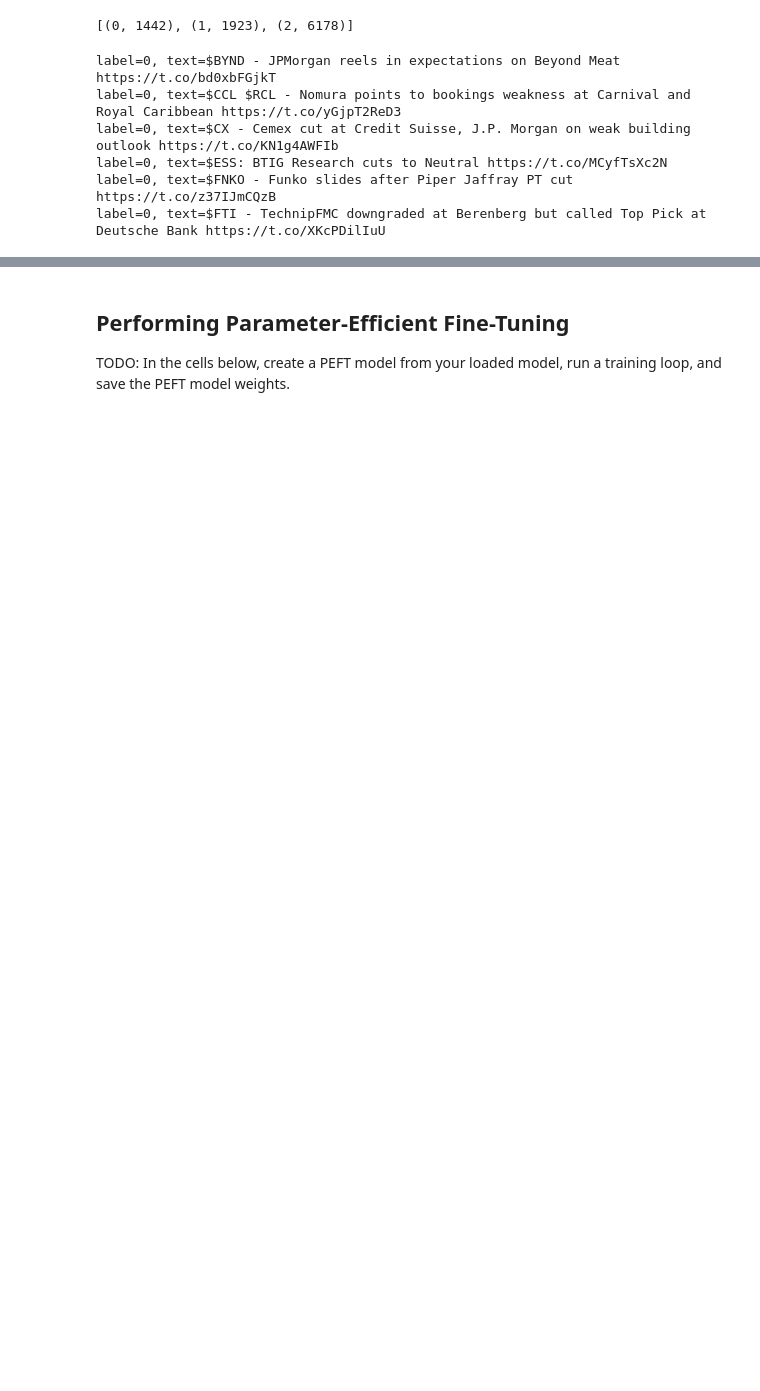
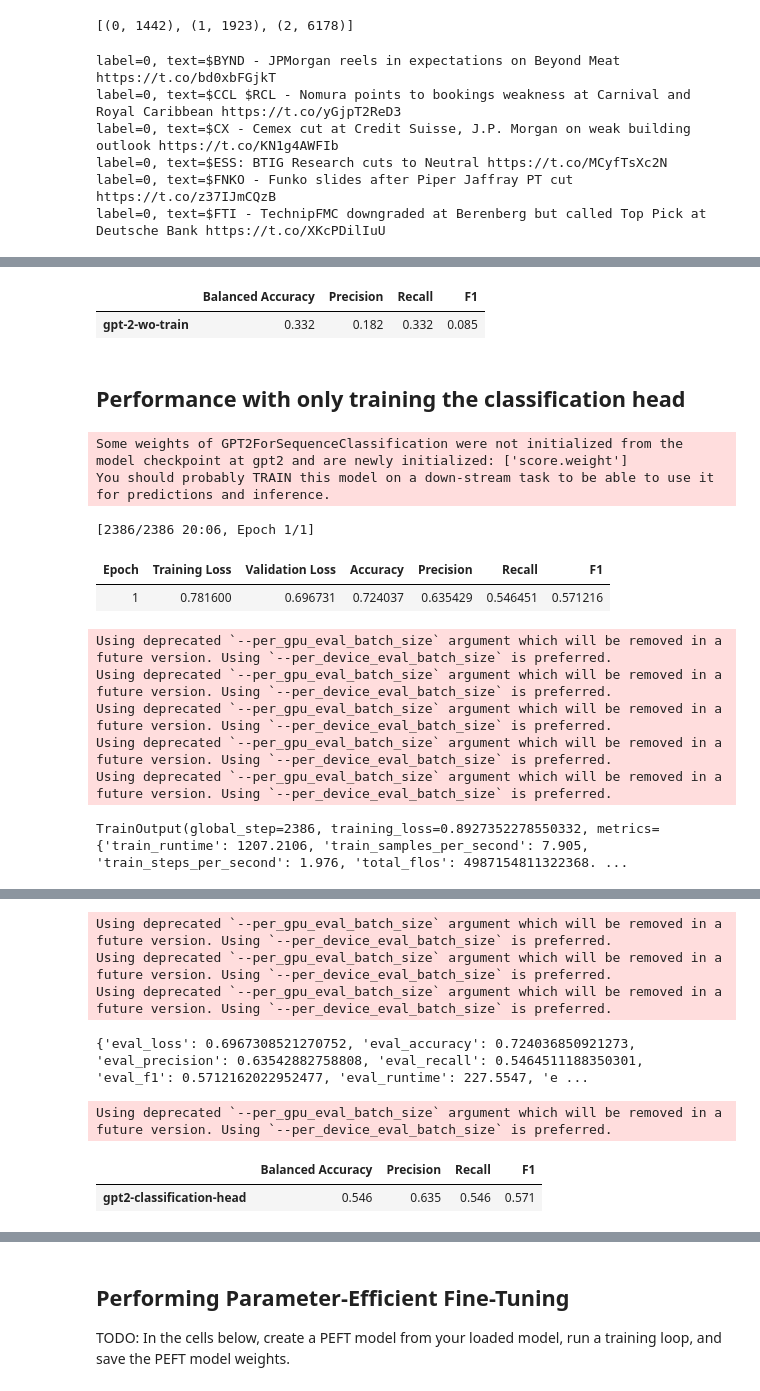
Before and after one commit to WenjuanW/LightweightFineTuningProject, a Jupyter notebook: LightweightFineTuning.ipynb, the cells around one changed output, grey strips where cells are left out. Cells and saved outputs as stored; diff of their text form; code cells hidden in the pictures; blank space fills up the shorter version.

```diff
--- a/LightweightFineTuning.ipynb
+++ b/LightweightFineTuning.ipynb
@@ -64,9 +104,29 @@ label=0, text=$FTI - TechnipFMC downgraded at Berenberg but called Top Pick at D
 # %%
 # load GPT-2 and tokenizer and evaluate on the test set
 
-from transformers import AutoTokenizer, AutoModelForSequenceClassification
-
 # model name
 model_name = 'gpt2'
+number_labels = 3
 
-tokenizer = AutoTokenizer.from_pretrained("gpt2")
+tokenizer = AutoTokenizer.from_pretrained(model_name)
+
+def tokenize_function(examples):
+    return tokenizer(examples["text"],padding="max_length", truncation=True)
+
+
+def tokenize_datasets():
+
+    tokenizer.pad_token = tokenizer.eos_token
+
+    tokenized_dataset = {}
+    splits = ["train", "validation"]
+
+    for split in splits:
+        tokenized_dataset[split] = dataset[split].map(tokenize_function, batched=True)
+
+    return tokenized_dataset
+
+
+tokenized_dataset = tokenize_datasets()
+
+print(tokenized_dataset)
@@ -122,0 +143,3 @@ from torch.utils.data import DataLoader
+# %%
+device = torch.device("cuda" if torch.cuda.is_available() else "cpu")
+print(device)
@@ -242,0 +272,23 @@ Successfully installed accelerate-1.0.1 sympy-1.13.1
+# %%
+# view the results
+
+classification_performance('gpt-2-wo-train', tokenized_dataset, predictions_wo_train)
+# %% [output]
+|  | Balanced Accuracy | Precision | Recall | F1 |
+| gpt-2-wo-train | 0.332 | 0.182 | 0.332 | 0.085 |
+# %% [markdown]
+## Performance with only training the classification head
+# %%
+predictions_cls_head = train_model(model_name, number_labels,tokenized_dataset,  requires_grad = False, train=True, lora=False)
+# %% [output]
+Some weights of GPT2ForSequenceClassification were not initialized from the model checkpoint at gpt2 and are newly initialized: ['score.weight']
+You should probably TRAIN this model on a down-stream task to be able to use it for predictions and inference.
+[2386/2386 20:06, Epoch 1/1]
+| Epoch | Training Loss | Validation Loss | Accuracy | Precision | Recall | F1 |
+| 1 | 0.781600 | 0.696731 | 0.724037 | 0.635429 | 0.546451 | 0.571216 |
+Using deprecated `--per_gpu_eval_batch_size` argument which will be removed in a future version. Using `--per_device_eval_batch_size` is preferred.
+Using deprecated `--per_gpu_eval_batch_size` argument which will be removed in a future version. Using `--per_device_eval_batch_size` is preferred.
+Using deprecated `--per_gpu_eval_batch_size` argument which will be removed in a future version. Using `--per_device_eval_batch_size` is preferred.
+Using deprecated `--per_gpu_eval_batch_size` argument which will be removed in a future version. Using `--per_device_eval_batch_size` is preferred.
+Using deprecated `--per_gpu_eval_batch_size` argument which will be removed in a future version. Using `--per_device_eval_batch_size` is preferred.
+TrainOutput(global_step=2386, training_loss=0.8927352278550332, metrics={'train_runtime': 1207.2106, 'train_samples_per_second': 7.905, 'train_steps_per_second': 1.976, 'total_flos': 4987154811322368. ...
@@ -243 +296,11 @@ Successfully installed accelerate-1.0.1 sympy-1.13.1
+Using deprecated `--per_gpu_eval_batch_size` argument which will be removed in a future version. Using `--per_device_eval_batch_size` is preferred.
+Using deprecated `--per_gpu_eval_batch_size` argument which will be removed in a future version. Using `--per_device_eval_batch_size` is preferred.
+Using deprecated `--per_gpu_eval_batch_size` argument which will be removed in a future version. Using `--per_device_eval_batch_size` is preferred.
+{'eval_loss': 0.6967308521270752, 'eval_accuracy': 0.724036850921273, 'eval_precision': 0.63542882758808, 'eval_recall': 0.5464511188350301, 'eval_f1': 0.5712162022952477, 'eval_runtime': 227.5547, 'e ...
+Using deprecated `--per_gpu_eval_batch_size` argument which will be removed in a future version. Using `--per_device_eval_batch_size` is preferred.
+# %%
+classification_performance('gpt2-classification-head', tokenized_dataset, predictions_cls_head)
+# %% [output]
+|  | Balanced Accuracy | Precision | Recall | F1 |
+| gpt2-classification-head | 0.546 | 0.635 | 0.546 | 0.571 |
 # %% [markdown]
```
Also changed, not shown: parts of 38 cells of this notebook.
